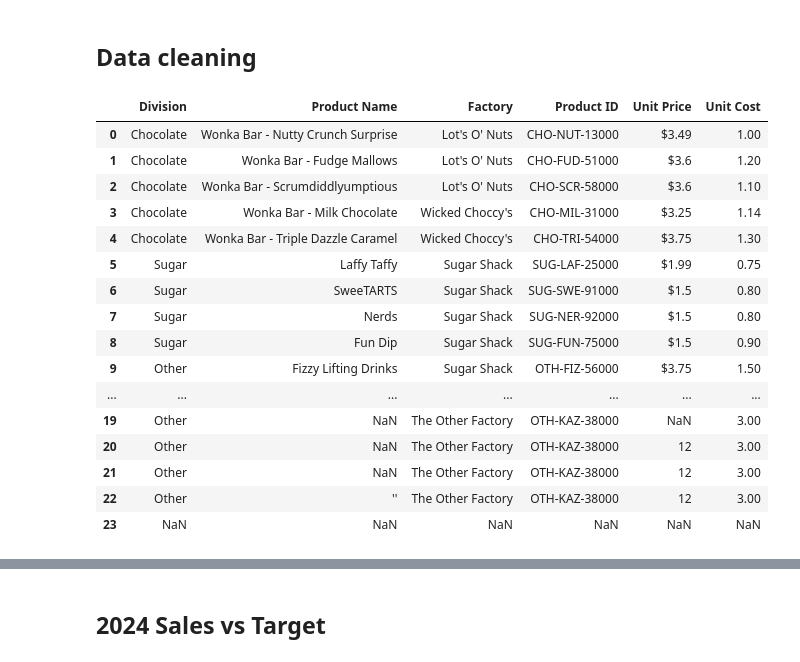
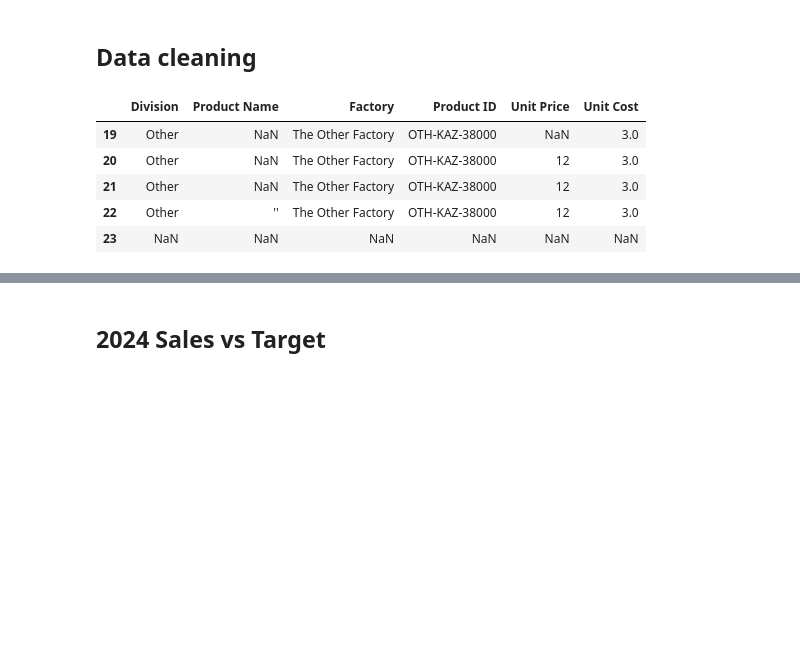
Before and after one commit to suranjanrana/data-analysis-and-warehousing-project, a Jupyter notebook: notebooks/candy-analysis.ipynb, the cells around one changed output, grey strips where cells are left out. Drawn from its saved outputs; the diff is of its cells as text; code cells hidden in the pictures; blank space fills up the shorter version.

```diff
--- a/notebooks/candy-analysis.ipynb
+++ b/notebooks/candy-analysis.ipynb
@@ -248,24 +208,13 @@ memory usage: 1.3+ KB
 # %% [markdown]
 ## Data cleaning
 # %%
-products_df
+products_df.tail()
 # %% [output]
 |  | Division | Product Name | Factory | Product ID | Unit Price | Unit Cost |
-| 0 | Chocolate | Wonka Bar - Nutty Crunch Surprise | Lot's O' Nuts | CHO-NUT-13000 | $3.49 | 1.00 |
-| 1 | Chocolate | Wonka Bar - Fudge Mallows | Lot's O' Nuts | CHO-FUD-51000 | $3.6 | 1.20 |
-| 2 | Chocolate | Wonka Bar - Scrumdiddlyumptious | Lot's O' Nuts | CHO-SCR-58000 | $3.6 | 1.10 |
-| 3 | Chocolate | Wonka Bar - Milk Chocolate | Wicked Choccy's | CHO-MIL-31000 | $3.25 | 1.14 |
-| 4 | Chocolate | Wonka Bar - Triple Dazzle Caramel | Wicked Choccy's | CHO-TRI-54000 | $3.75 | 1.30 |
-| 5 | Sugar | Laffy Taffy | Sugar Shack | SUG-LAF-25000 | $1.99 | 0.75 |
-| 6 | Sugar | SweeTARTS | Sugar Shack | SUG-SWE-91000 | $1.5 | 0.80 |
-| 7 | Sugar | Nerds | Sugar Shack | SUG-NER-92000 | $1.5 | 0.80 |
-| 8 | Sugar | Fun Dip | Sugar Shack | SUG-FUN-75000 | $1.5 | 0.90 |
-| 9 | Other | Fizzy Lifting Drinks | Sugar Shack | OTH-FIZ-56000 | $3.75 | 1.50 |
-| ... | ... | ... | ... | ... | ... | ... |
-| 19 | Other | NaN | The Other Factory | OTH-KAZ-38000 | NaN | 3.00 |
-| 20 | Other | NaN | The Other Factory | OTH-KAZ-38000 | 12 | 3.00 |
-| 21 | Other | NaN | The Other Factory | OTH-KAZ-38000 | 12 | 3.00 |
-| 22 | Other | '' | The Other Factory | OTH-KAZ-38000 | 12 | 3.00 |
+| 19 | Other | NaN | The Other Factory | OTH-KAZ-38000 | NaN | 3.0 |
+| 20 | Other | NaN | The Other Factory | OTH-KAZ-38000 | 12 | 3.0 |
+| 21 | Other | NaN | The Other Factory | OTH-KAZ-38000 | 12 | 3.0 |
+| 22 | Other | '' | The Other Factory | OTH-KAZ-38000 | 12 | 3.0 |
 | 23 | NaN | NaN | NaN | NaN | NaN | NaN |
 # %%
 products_df = products_df.drop_duplicates(
```
Also changed, not shown: parts of 7 cells of this notebook.
